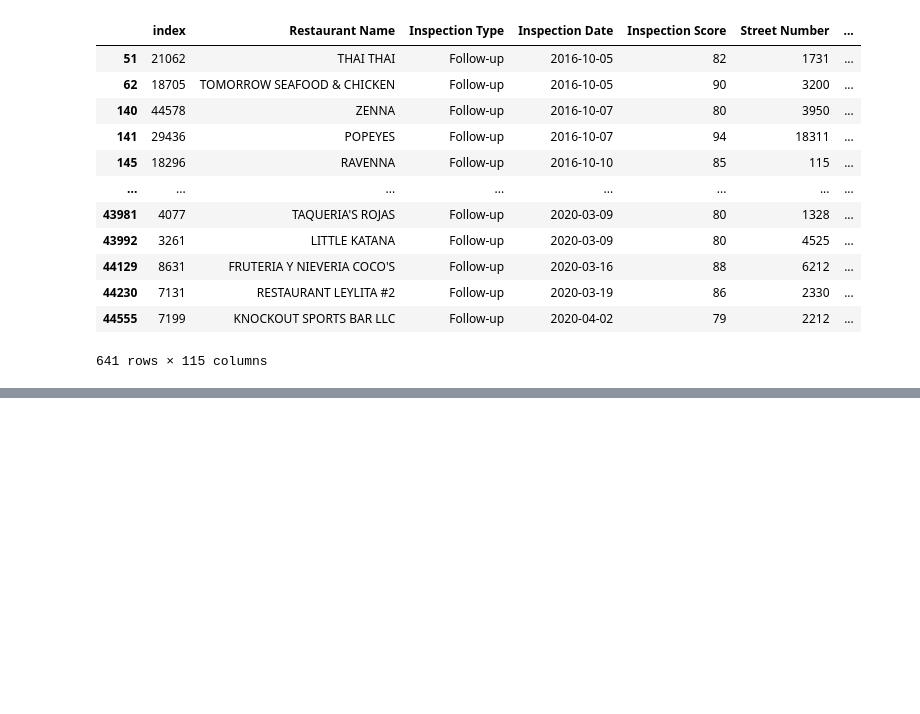
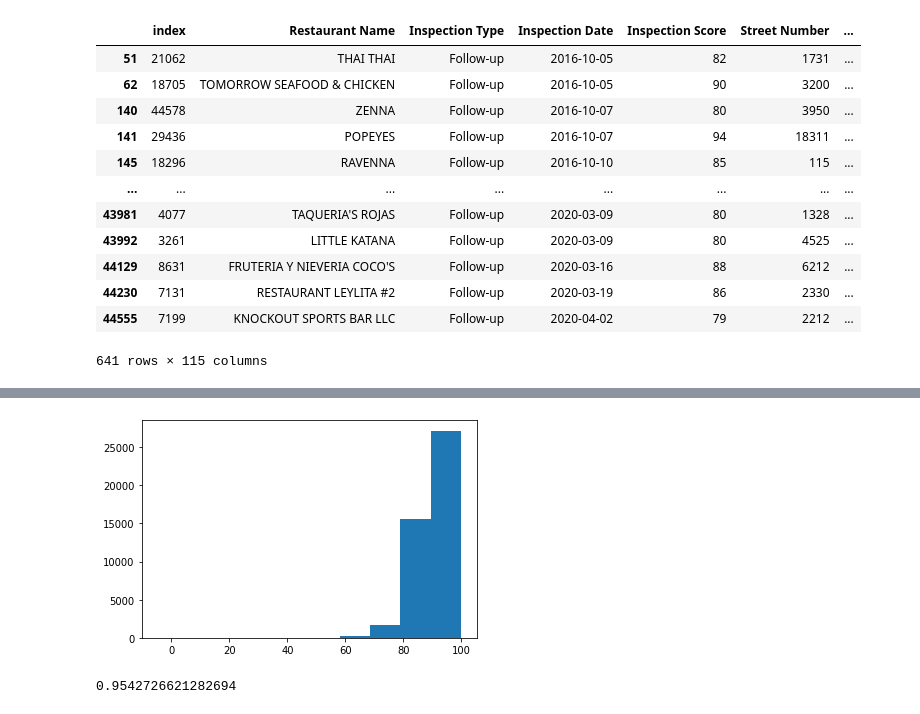
Before and after one commit to BLGreenspan/Capstone, a Jupyter notebook: Capstone Code.ipynb, the cells around one changed output, grey strips where cells are left out. Drawn from its saved outputs; the diff is of its cells as text; code cells hidden in the pictures; blank space fills up the shorter version.

```diff
--- a/Capstone Code.ipynb
+++ b/Capstone Code.ipynb
@@ -148,0 +295,8 @@ follow_ups_df
+# %%
+plt.hist(df['Inspection Score'], bins = 10);
+# %% [output]
+[figure, added]
+# %%
+len(df.loc[df['Inspection Score'] >= 80]) / len(df)
+# %% [output]
+0.9542726621282694
```
Also changed, not shown: parts of 20 cells of this notebook.
